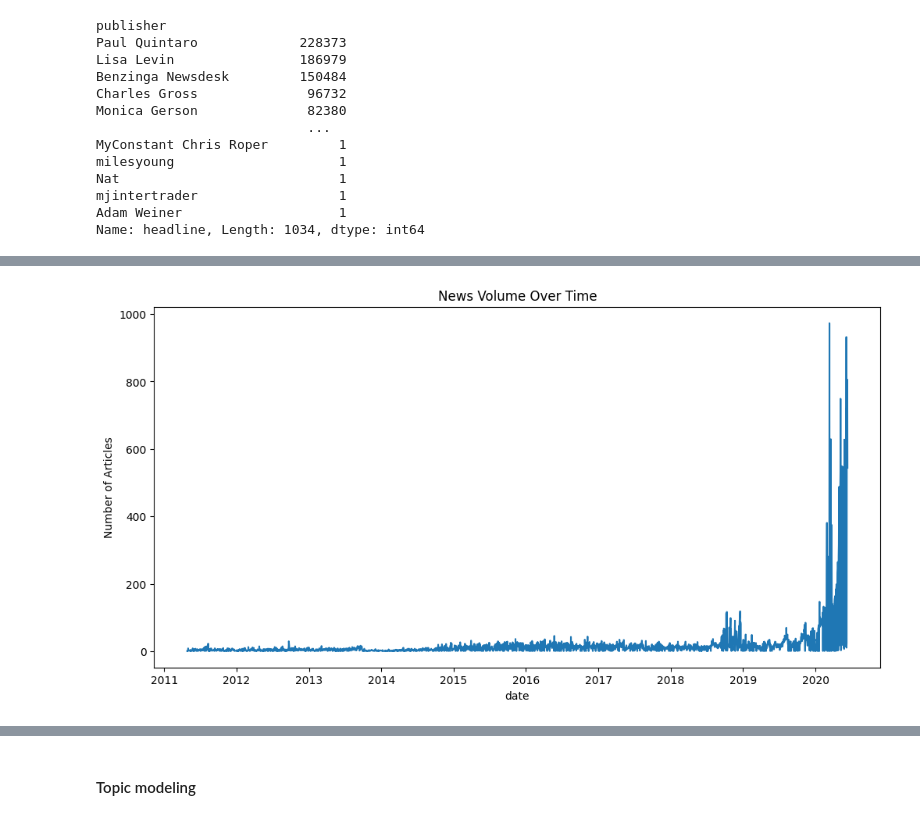
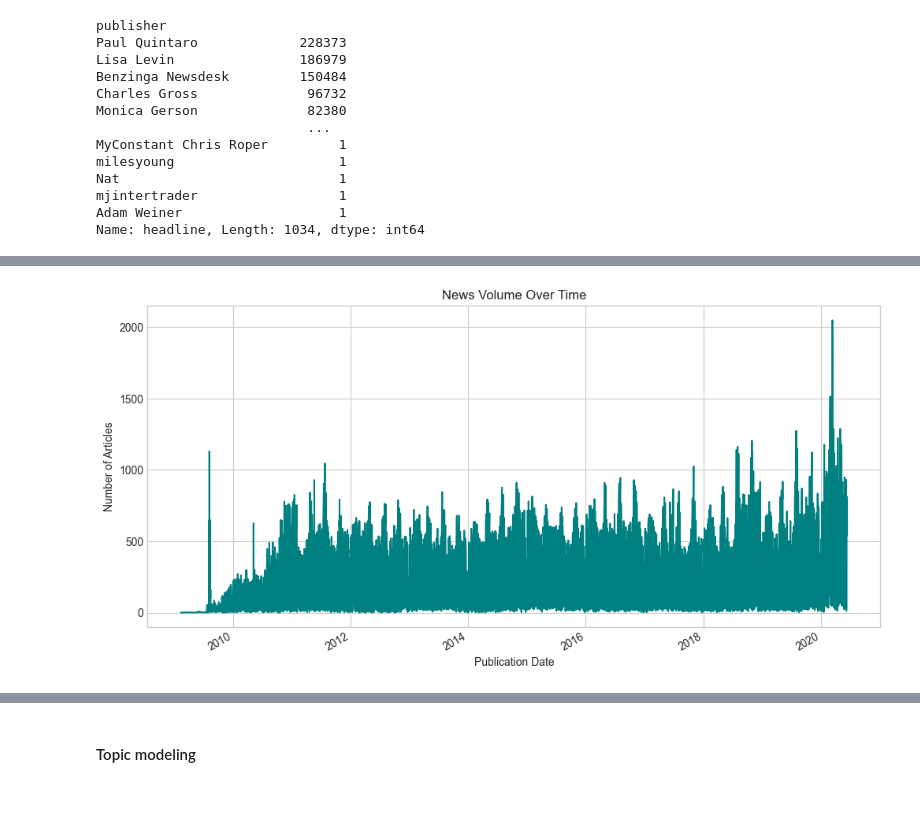
Before and after one commit to soliana-k/stock_news_sentiment, a Jupyter notebook: notebooks/nlp/sentiment_analysis.ipynb, the cells around one changed output, grey strips where cells are left out. Cells and saved outputs as stored; diff of their text form; code cells hidden in the pictures.

```diff
--- a/notebooks/nlp/sentiment_analysis.ipynb
+++ b/notebooks/nlp/sentiment_analysis.ipynb
@@ -24,0 +41,13 @@ text_data
+# %%
+text_data['date_cleaned'] = text_data['date'].str.slice(0, 19)
+
+text_data['date'] = pd.to_datetime(text_data['date_cleaned'], errors='coerce')
+# %%
+text_data['date'] = text_data['date'].dt.tz_localize('UTC').dt.tz_convert('US/Eastern')
+
+
+text_data['publication_date'] = text_data['date'].dt.normalize()
+text_data['hour'] = text_data['date'].dt.hour
+text_data['day_of_week'] = text_data['date'].dt.day_name()
+
+text_data.drop(columns=['date_cleaned'], inplace=True)
@@ -80,6 +146,3 @@ Nat                            1
 mjintertrader                  1
 Adam Weiner                    1
 Name: headline, Length: 1034, dtype: int64
-# %%
-text_data['date']=pd.to_datetime(text_data['date'], errors='coerce', utc=True)
-text_data['date'] = text_data['date'].dt.tz_convert('US/Eastern')
@@ -102,15 +149,12 @@ text_data
-# %%
-text_data['hour'] = text_data['date'].dt.hour
-text_data['day_of_week'] = text_data['date'].dt.day_name()
-text_data['publication_date'] = text_data['date'].dt.date
 # %%
-daily_news = text_data.groupby(text_data['date'].dt.date).size()
+daily_news = text_data.groupby(text_data['publication_date']).size()
 
 # Plot the timeline
 plt.figure(figsize=(12, 6))
-daily_news.plot()
+daily_news.plot(color='teal')
 plt.title('News Volume Over Time')
 plt.ylabel('Number of Articles')
+plt.xlabel('Publication Date')
 plt.show()
 # %% [output]
-[figure, old version]
+[figure, new version]
```
Also changed, not shown: parts of 23 cells of this notebook.
